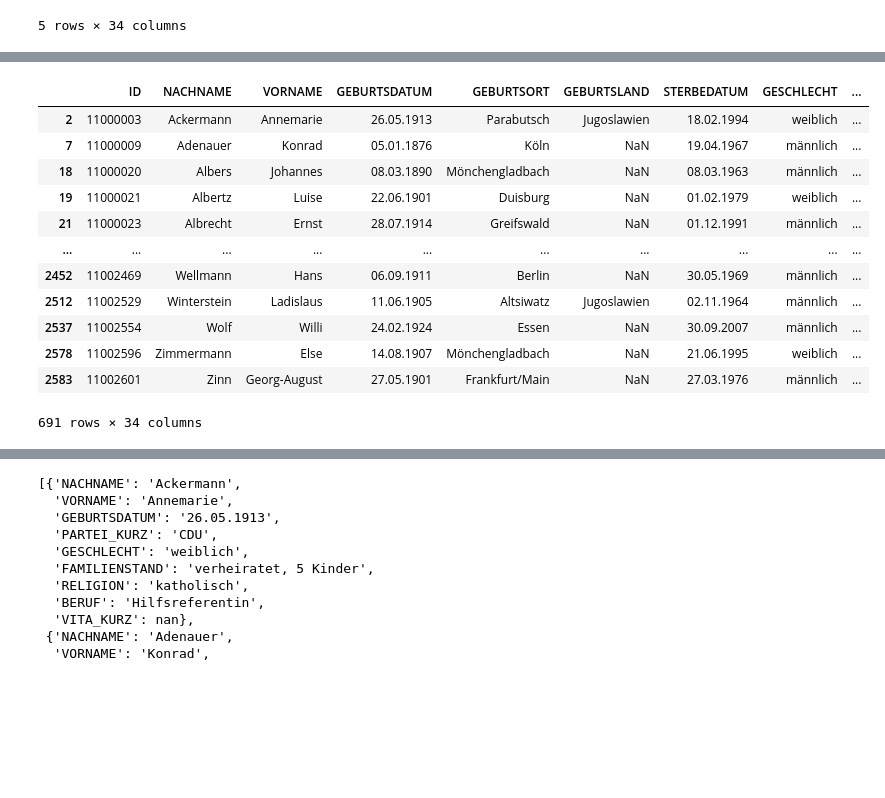
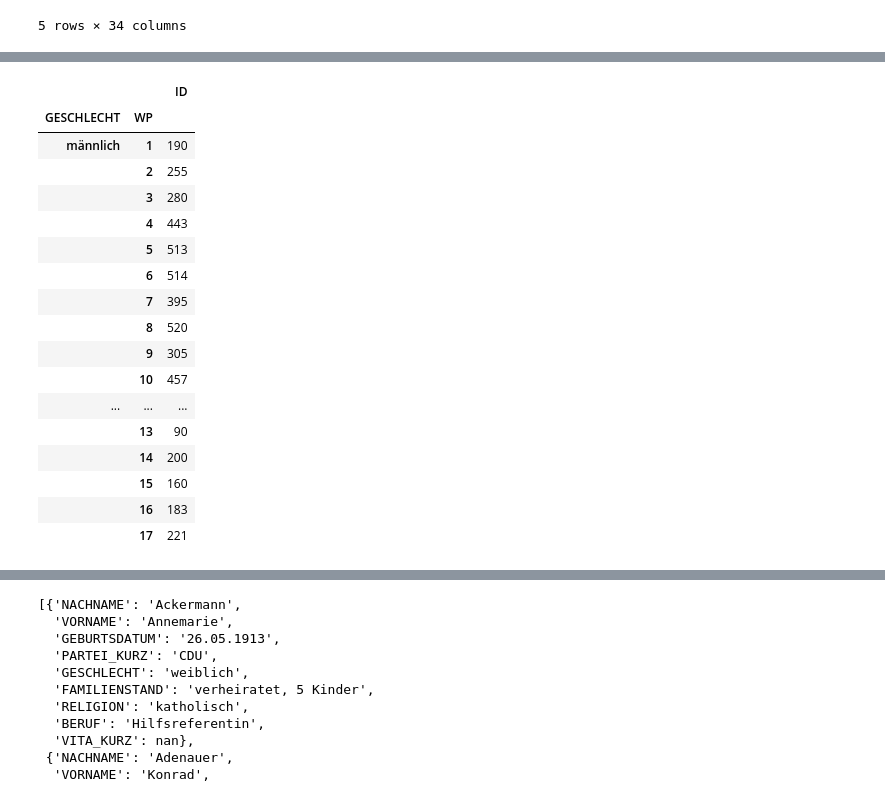
Before and after one commit to mrs-curi0sity/bundestag-mining, a Jupyter notebook: Parse_Stammdaten.ipynb, the cells around one changed output, grey strips where cells are left out. Saved outputs shown, nothing was run; the diff lists cells and outputs as text; code cells hidden in the pictures; blank space fills up the shorter version.

```diff
--- a/Parse_Stammdaten.ipynb
+++ b/Parse_Stammdaten.ipynb
@@ -34,5 +38,30 @@ def get_mdb_data(mdb_xml_path = MDB_XML_PATH):
 
         list_of_mdb.append(mdb_dict)
     return pd.DataFrame(list_of_mdb)
+# %%
+def get_mdb_wp_data(mdb_xml_path = MDB_XML_PATH):
+    list_of_mdb = []
+    MDB_STAMMDATEN = ET.parse(mdb_xml_path)
+    root = MDB_STAMMDATEN.getroot()
+
+    for mdb in root.findall('MDB'):
+        mdb_dict = {}
+        ID, NAMEN, BIOGRAFISCHE_ANGABEN, WAHLPERIODEN = mdb[0], mdb[1], mdb[2], mdb[3]
+
+        mdb_dict['ID'] = ID.text
+        mdb_dict['NACHNAME'] = NAMEN.find('NAME').find('NACHNAME').text
+        mdb_dict['VORNAME'] = NAMEN.find('NAME').find('VORNAME').text
+
+        #print(mdb.tag, mdb.text, mdb.findall('NACHNAME'))
+        for element in BIOGRAFISCHE_ANGABEN:
+            mdb_dict[element.tag] = element.text
+
+        mdb_dict['ANZ_WAHLPERIODEN'] = len(list(WAHLPERIODEN))
+
+        for wahlperiode in WAHLPERIODEN:
+            # one seperate entry per wp
+            mdb_dict['WP']=int(wahlperiode.find('WP').text)
+            list_of_mdb.append(mdb_dict)
+    return pd.DataFrame(list_of_mdb)
 # %%
 df_mdb = get_mdb_data(MDB_XML_PATH)
@@ -60,3 +76,7 @@ Name: PARTEI_KURZ, Length: 4089, dtype: object
 | 3 | 11000004 | Ackermann | Else | 06.11.1933 | Berlin | None | 14.09.2019 | weiblich | ... |
 | 4 | 11000005 | Adam | Ulrich | 09.06.1950 | Teterow, Kr. Teterow, Bezirk Neub... | None | None | männlich | ... |
 5 rows × 34 columns
+# %%
+df_mdb_wp = get_mdb_wp_data()
+print(df_mdb_wp.shape)
+df_mdb_wp.head()
@@ -66,6 +94,7 @@ Name: PARTEI_KURZ, Length: 4089, dtype: object
 # ok, quite expected. some cleaning necessarry: 'BÜNDNIS 90/DIE GRÜNEN', 'DIE GRÜNEN/BÜNDNIS 90', 'GRÜNE'
 for grünen_alias in ['BÜNDNIS 90/DIE GRÜNEN', 'DIE GRÜNEN/BÜNDNIS 90', 'GRÜNE']:
     df_mdb.replace(grünen_alias, 'DIE GRÜNEN', inplace=True)
+    df_mdb_wp.replace(grünen_alias, 'DIE GRÜNEN', inplace=True)
 # %% [markdown]
 # save as csv
 # %%
@@ -192,9 +215,10 @@ df_mdb[['ID', 'FAMILIENSTAND']].groupby('FAMILIENSTAND').count().sort_values(by=
 # %%
 # deleteme
-start_date=2
-end_date=4
-wps = range(start_date, end_date)
-selected_df = pd.concat([df_mdb[df_mdb[str(i)] == 1] for i in range(start_date,end_date+1)]).drop_duplicates()# deleteme
+start_date=1
+end_date=17
+#wps = range(start_date, end_date)
+#selected_df = pd.concat([df_mdb[df_mdb[str(i)] == 1] for i in range(start_date,end_date+1)]).drop_duplicates()# deleteme
+selected_df = df_mdb_wp[(df_mdb_wp['WP']>= start_date) & (df_mdb_wp['WP']<= end_date)]
 selected_df.head()
 # %% [output]
 |  | ID | NACHNAME | VORNAME | GEBURTSDATUM | GEBURTSORT | GEBURTSLAND | STERBEDATUM | GESCHLECHT | ... |
@@ -207,20 +230,23 @@ selected_df.head()
 # %%
 # deleteme
-x =  selected_df[['ID', 'GESCHLECHT']].groupby('GESCHLECHT').count().sort_values(by='ID', ascending=False).index
-selected_parteien = ['CDU', 'SPD']
-selected_df = selected_df[selected_df['PARTEI_KURZ'].isin(selected_parteien)]
-selected_df
+grouped = selected_df[['ID', 'WP', 'GESCHLECHT']].groupby(['GESCHLECHT', 'WP']).count()
+grouped
 # %% [output]
-|  | ID | NACHNAME | VORNAME | GEBURTSDATUM | GEBURTSORT | GEBURTSLAND | STERBEDATUM | GESCHLECHT | ... |
-| 2 | 11000003 | Ackermann | Annemarie | 26.05.1913 | Parabutsch | Jugoslawien | 18.02.1994 | weiblich | ... |
-| 7 | 11000009 | Adenauer | Konrad | 05.01.1876 | Köln | NaN | 19.04.1967 | männlich | ... |
-| 18 | 11000020 | Albers | Johannes | 08.03.1890 | Mönchengladbach | NaN | 08.03.1963 | männlich | ... |
-| 19 | 11000021 | Albertz | Luise | 22.06.1901 | Duisburg | NaN | 01.02.1979 | weiblich | ... |
-| 21 | 11000023 | Albrecht | Ernst | 28.07.1914 | Greifswald | NaN | 01.12.1991 | männlich | ... |
-| ... | ... | ... | ... | ... | ... | ... | ... | ... | ... |
-| 2452 | 11002469 | Wellmann | Hans | 06.09.1911 | Berlin | NaN | 30.05.1969 | männlich | ... |
-| 2512 | 11002529 | Winterstein | Ladislaus | 11.06.1905 | Altsiwatz | Jugoslawien | 02.11.1964 | männlich | ... |
-| 2537 | 11002554 | Wolf | Willi | 24.02.1924 | Essen | NaN | 30.09.2007 | männlich | ... |
-| 2578 | 11002596 | Zimmermann | Else | 14.08.1907 | Mönchengladbach | NaN | 21.06.1995 | weiblich | ... |
-| 2583 | 11002601 | Zinn | Georg-August | 27.05.1901 | Frankfurt/Main | NaN | 27.03.1976 | männlich | ... |
+|  |  | ID |
+| GESCHLECHT | WP |  |
+| männlich | 1 | 190 |
+|  | 2 | 255 |
+|  | 3 | 280 |
+|  | 4 | 443 |
+|  | 5 | 513 |
+|  | 6 | 514 |
+|  | 7 | 395 |
+|  | 8 | 520 |
+|  | 9 | 305 |
+|  | 10 | 457 |
+| ... | ... | ... |
+|  | 13 | 90 |
+|  | 14 | 200 |
+|  | 15 | 160 |
+|  | 16 | 183 |
+|  | 17 | 221 |
-691 rows × 34 columns
```
Also changed, not shown: parts of 22 cells of this notebook, 1 other file.
